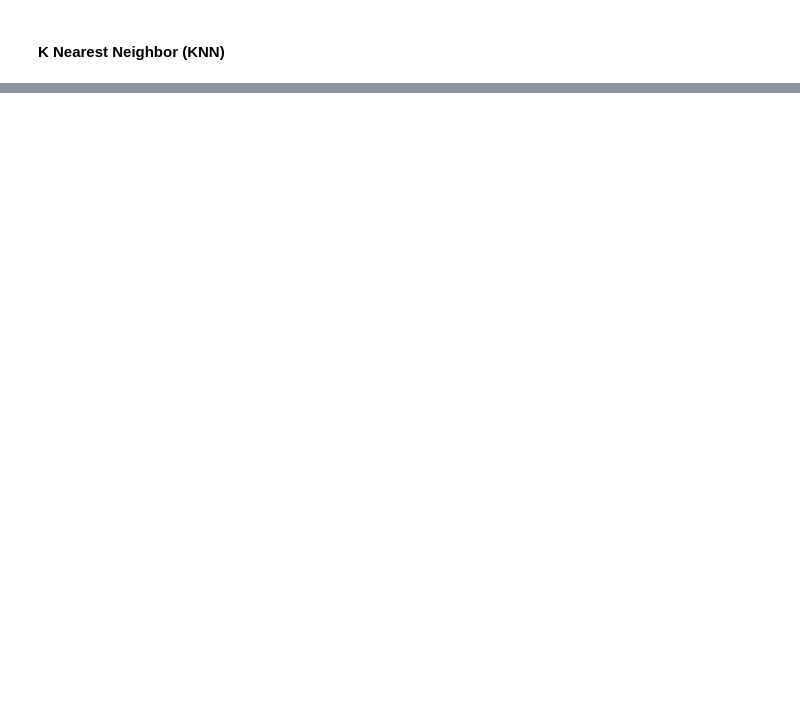
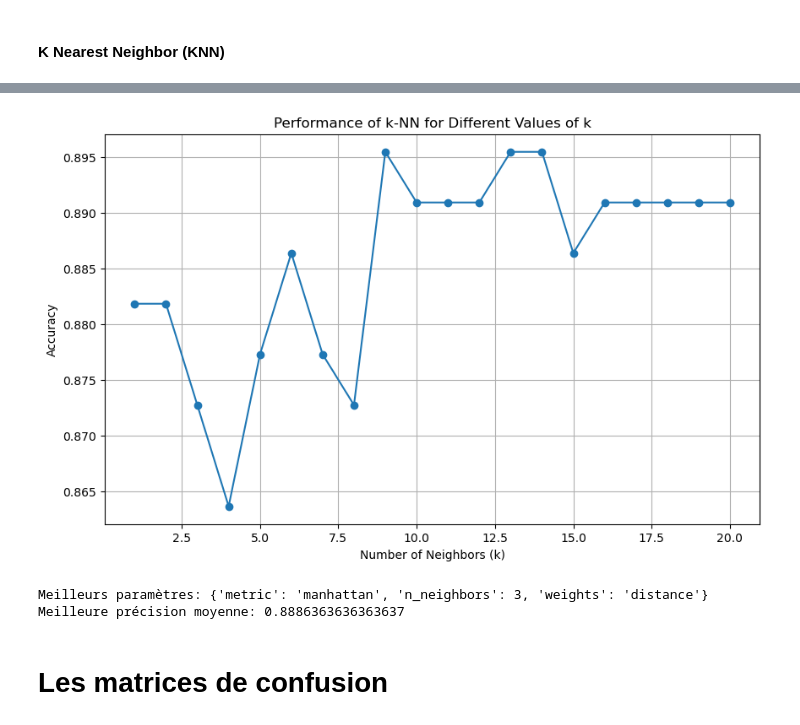
Before and after one commit to Yosri-Jemai/Student-Stress-Factors, a Jupyter notebook: Student Stress Analysis.ipynb, the cells around one changed output, grey strips where cells are left out. Saved outputs shown, nothing was run; the diff lists cells and outputs as text; code cells hidden in the pictures; blank space fills up the shorter version.

```diff
--- a/Student Stress Analysis.ipynb
+++ b/Student Stress Analysis.ipynb
@@ -352,0 +481,67 @@ Low self esteem correlates with a high level of stress and vice versa.
+# %%
+#ensure X_train, y_train, X_test, and y_test are array type
+X_train = np.array(X_train)
+y_train = np.array(y_train)
+X_test = np.array(X_test)
+y_test = np.array(y_test)
+k_values = list(range(1, 21))  # Adjust the range based on your preferences
+
+# Lists to store accuracy scores for each k
+accuracy_scores = []
+
+# Loop through each k value
+for k in k_values:
+    # Create and train the k-NN model
+    knn_model = KNeighborsClassifier(n_neighbors=k)
+    knn_model.fit(X_train, y_train)
+
+    # Make predictions on the test set
+    predictions = knn_model.predict(X_test)
+
+    # Calculate accuracy and store it in the list
+    accuracy = accuracy_score(y_test, predictions)
+    accuracy_scores.append(accuracy)
+
+# Plotting the results
+plt.figure(figsize=(10, 6))
+plt.plot(k_values, accuracy_scores, marker='o', linestyle='-')
+plt.title('Performance of k-NN for Different Values of k')
+plt.xlabel('Number of Neighbors (k)')
+plt.ylabel('Accuracy')
+plt.grid(True)
+plt.show()
+# %% [output]
+[figure, added]
+# %%
+from sklearn.model_selection import GridSearchCV
+from sklearn.neighbors import KNeighborsClassifier
+from sklearn.preprocessing import StandardScaler
+
+# Supposons que vous ayez déjà X_train_scaled, y_train comme défini précédemment
+
+# Créer un modèle k-NN
+knn_model = KNeighborsClassifier()
+
+# Définir la grille des paramètres à explorer
+param_grid = {
+    'n_neighbors': [3, 5, 7, 9],  # Nombre de voisins
+    'weights': ['uniform', 'distance'],  # Poids des voisins
+    'metric': ['euclidean', 'manhattan']  # Métrique de distance
+}
+
+# Créer une instance de GridSearchCV
+grid_search = GridSearchCV(knn_model, param_grid, cv=4)
+
+# Effectuer la recherche des paramètres optimaux
+grid_search.fit(X_train_scaled, y_train)
+
+# Afficher les meilleurs paramètres
+print("Meilleurs paramètres:", grid_search.best_params_)
+
+# Afficher la meilleure précision moyenne sur les plis de validation
+print("Meilleure précision moyenne:", grid_search.best_score_)
+# %% [output]
+Meilleurs paramètres: {'metric': 'manhattan', 'n_neighbors': 3, 'weights': 'distance'}
+Meilleure précision moyenne: 0.8886363636363637
+# %% [markdown]
+# Les matrices de confusion
```
Also changed, not shown: parts of 17 cells of this notebook.
